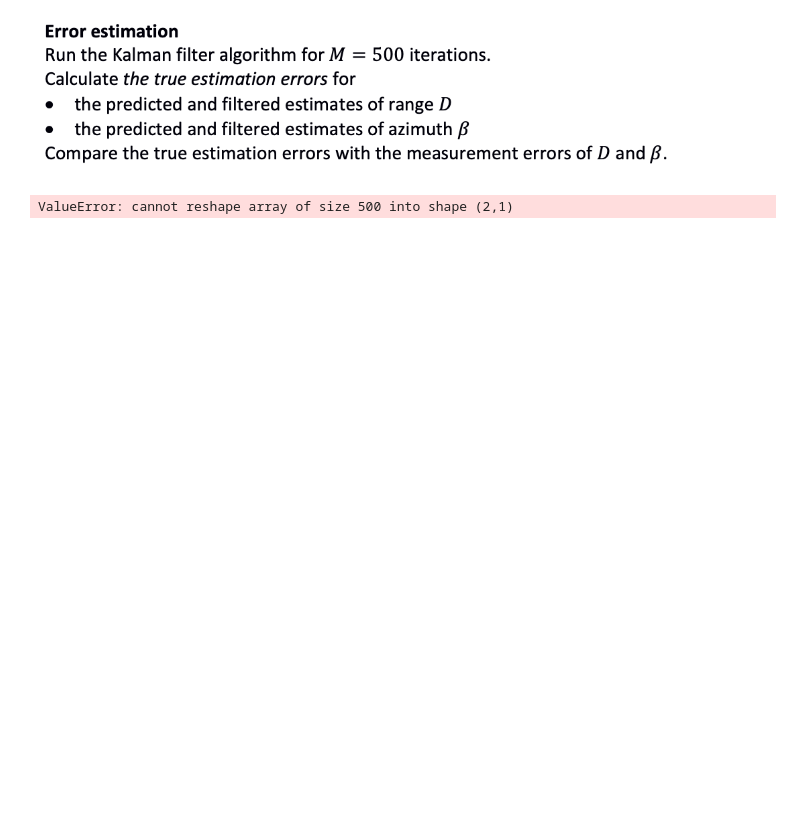
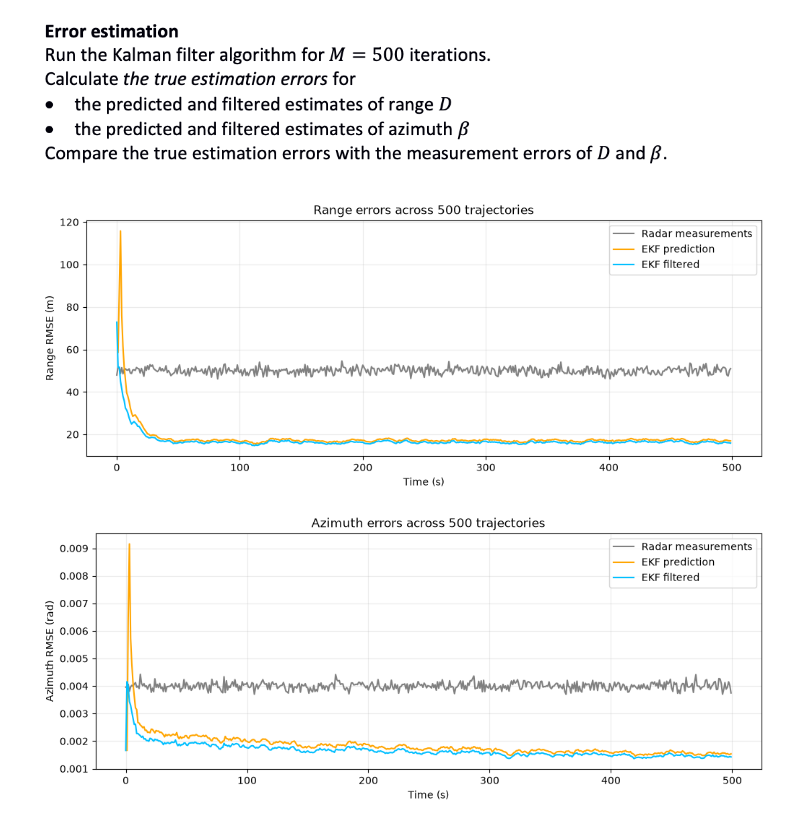
Before and after one commit to VladZg/Experimental-data-processing, a Jupyter notebook: task13/ass13.ipynb, the cells around one changed output. Cells and saved outputs as stored; diff of their text form; code cells hidden in the pictures; blank space fills up the shorter version.

```diff
--- a/task13/ass13.ipynb
+++ b/task13/ass13.ipynb
@@ -154,24 +178,74 @@ def EKF(measurements, PHI=PHI, Q=Q, R=R, X_0_0=X_0_0, P_0_0=P_0_0):
 # %% [markdown]
 ![image.png](attachment:image.png)
 # %%
-# error estimation
+# account for angle wrapping in error estimation
+def azimuth_error(estimate, truth):
+    return (estimate - truth + np.pi) % (2 * np.pi) - np.pi
 
 M = 500
 
-range_true_errors = np.zeros((M, SIZE))
-azimuth_true_errors = np.zeros((M, SIZE))
+pred_range_true_errors = np.zeros((M, SIZE))
+filt_range_true_errors = np.zeros((M, SIZE))
+pred_azimuth_true_errors = np.zeros((M, SIZE))
+filt_azimuth_true_errors = np.zeros((M, SIZE))
+meas_azimuth_true_errors = np.zeros((M, SIZE))
+meas_range_true_errors = np.zeros((M, SIZE))
 
 for m in range(M):
-    _, true_range, true_azimuth = generate_true_trajectory()
-    measured_range, measured_azimuth = generate_measurements(true_range, true_azimuth)
+    true_ranges, true_azimuths = generate_true_trajectory()
+    measured_ranges, measured_azimuths = generate_measurements(true_ranges, true_azimuths)
+    ranges_pred, azimuths_pred, ranges_filt, azimuths_filt = EKF(measured_ranges, measured_azimuths)
 
-    _, _, X_filt, P_filt, _ = EKF((measured_range, measured_azimuth))
+    pred_range_true_errors[m] = (
+            ranges_pred - true_ranges
+        )
+    filt_range_true_errors[m] = (
+            ranges_filt - true_ranges
+        )
+    meas_range_true_errors[m] = (
+            measured_ranges - true_ranges
+        )
 
-    range_true_errors[m] = (
-        X_filt[:, 0, 0] - true_trajectory
-    )
-
-    true_rmse = np.sqrt(np.mean(position_errors**2, axis=0))
-    calculated_sigma = np.sqrt(p_filt[:, 0, 0])
+    pred_azimuth_true_errors[m] = (
+            azimuth_error(azimuths_pred, true_azimuths)
+        )
+    filt_azimuth_true_errors[m] = (
+            azimuth_error(azimuths_filt, true_azimuths)
+        )
+    meas_azimuth_true_errors[m] = (
+            azimuth_error(measured_azimuths, true_azimuths)
+        )
-# %% [output]
-ValueError: cannot reshape array of size 500 into shape (2,1)
+# %%
+def plot_rmse(ax, measured, predicted, filtered, ylabel, dt=T):
+    time = np.arange(measured.shape[1]) * dt
+
+    for errors, label, color in [
+        (measured,  "Radar measurements", "grey"),
+        (predicted, "EKF prediction", "orange"),
+        (filtered,  "EKF filtered", "deepskyblue")
+    ]:
+        rmse = np.sqrt(np.mean(errors**2, axis=0))
+        ax.plot(time, rmse, label=label, color=color)
+
+    ax.set_ylabel(ylabel)
+    ax.grid(alpha=0.25)
+
+
+fig_range, ax_range = plt.subplots(figsize=(10, 4), layout="constrained")
+plot_rmse(ax_range, meas_range_true_errors, pred_range_true_errors,
+          filt_range_true_errors, "Range RMSE (m)")
+ax_range.set_title(f"Range errors across {M} trajectories")
+ax_range.set_xlabel("Time (s)")
+ax_range.legend()
+
+fig_azimuth, ax_azimuth = plt.subplots(figsize=(10, 4), layout="constrained")
+plot_rmse(ax_azimuth, meas_azimuth_true_errors, pred_azimuth_true_errors,
+          filt_azimuth_true_errors, "Azimuth RMSE (rad)")
+ax_azimuth.set_title(f"Azimuth errors across {M} trajectories")
+ax_azimuth.set_xlabel("Time (s)")
+ax_azimuth.legend()
+
+plt.show()
+# %% [output]
+[figure, added]
+[figure, added]
```
Also changed, not shown: parts of 3 cells of this notebook.
